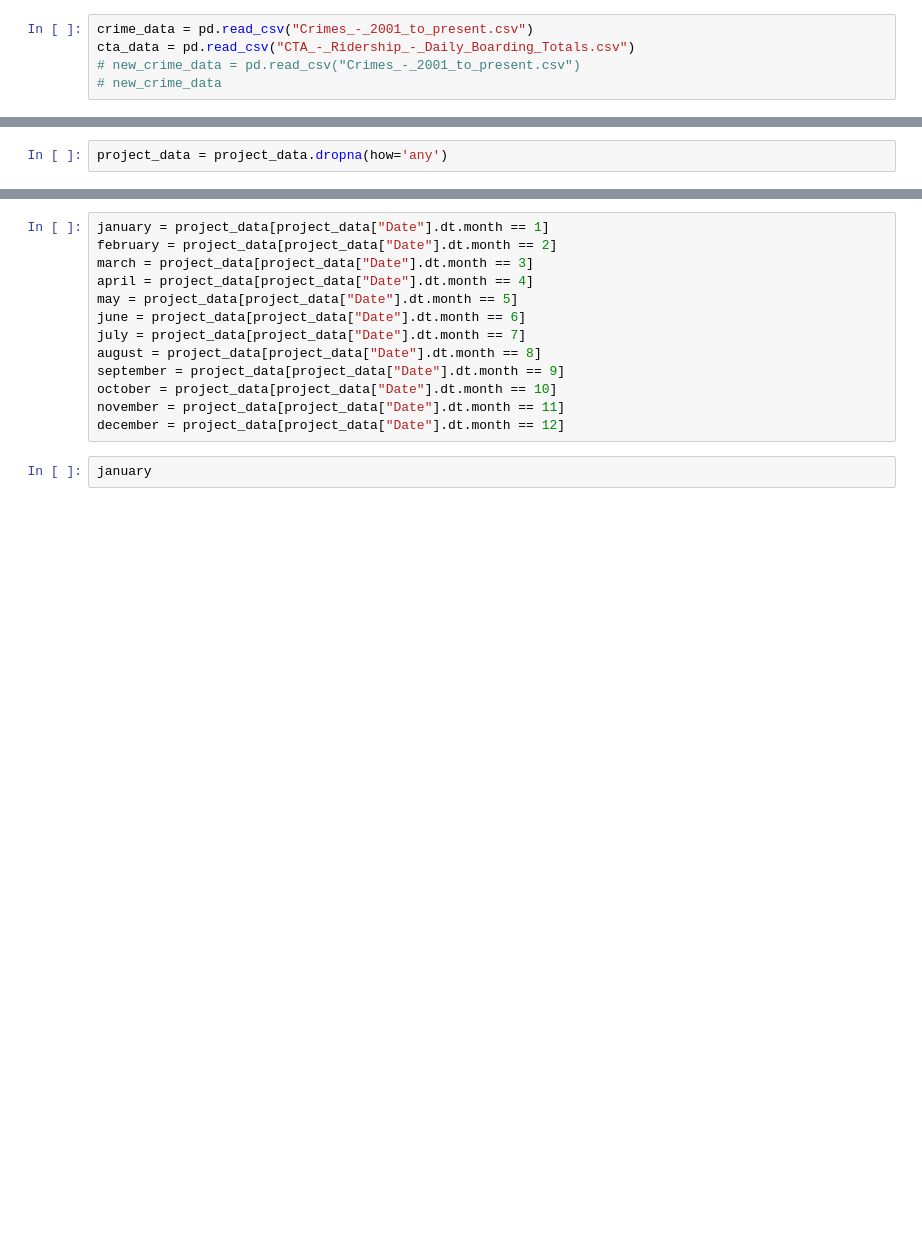
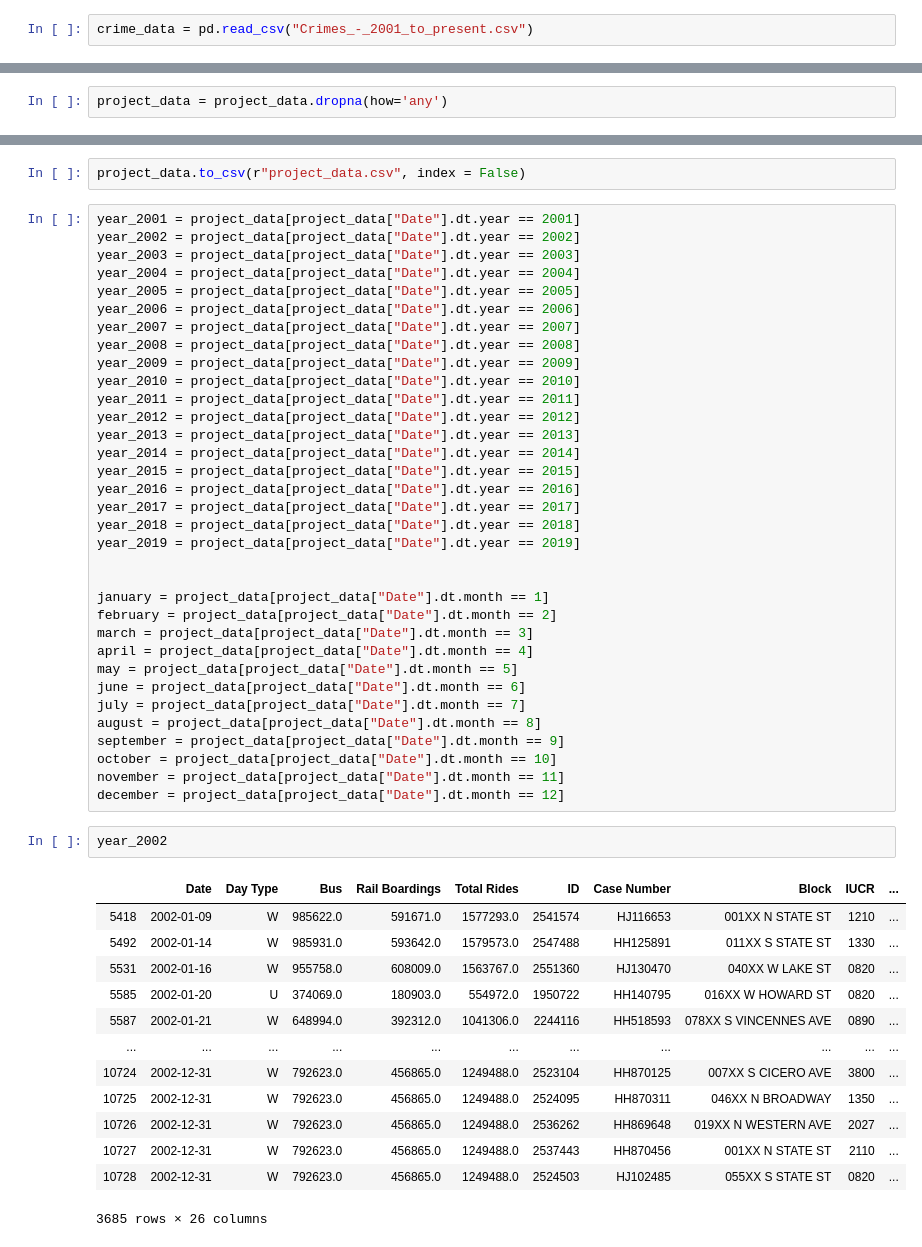
Before and after one commit to o0oo000o0o0o/Project-1, a Jupyter notebook: Untitled.ipynb, the cells around one changed output, grey strips where cells are left out. Saved outputs shown, nothing was run; the diff lists cells and outputs as text; blank space fills up the shorter version.

Commit message:
add new project workpage

```diff
--- a/Untitled.ipynb
+++ b/Untitled.ipynb
@@ -4,9 +4,6 @@ import datetime as dt
 from dateutil.parser import parse
 # %%
 crime_data = pd.read_csv("Crimes_-_2001_to_present.csv")
-cta_data = pd.read_csv("CTA_-_Ridership_-_Daily_Boarding_Totals.csv")
-# new_crime_data = pd.read_csv("Crimes_-_2001_to_present.csv")
-# new_crime_data
 # %%
 for x in range(110580):
     crime_data.loc[crime_data["Date"] == crime_data["Date"][x], "Date"] = crime_data["Date"][x][0:10]
@@ -63,4 +246,27 @@ project_data
+# %%
+project_data.to_csv(r"project_data.csv", index = False)
 # %%
+year_2001 = project_data[project_data["Date"].dt.year == 2001]
+year_2002 = project_data[project_data["Date"].dt.year == 2002]
+year_2003 = project_data[project_data["Date"].dt.year == 2003]
+year_2004 = project_data[project_data["Date"].dt.year == 2004]
+year_2005 = project_data[project_data["Date"].dt.year == 2005]
+year_2006 = project_data[project_data["Date"].dt.year == 2006]
+year_2007 = project_data[project_data["Date"].dt.year == 2007]
+year_2008 = project_data[project_data["Date"].dt.year == 2008]
+year_2009 = project_data[project_data["Date"].dt.year == 2009]
+year_2010 = project_data[project_data["Date"].dt.year == 2010]
+year_2011 = project_data[project_data["Date"].dt.year == 2011]
+year_2012 = project_data[project_data["Date"].dt.year == 2012]
+year_2013 = project_data[project_data["Date"].dt.year == 2013]
+year_2014 = project_data[project_data["Date"].dt.year == 2014]
+year_2015 = project_data[project_data["Date"].dt.year == 2015]
+year_2016 = project_data[project_data["Date"].dt.year == 2016]
+year_2017 = project_data[project_data["Date"].dt.year == 2017]
+year_2018 = project_data[project_data["Date"].dt.year == 2018]
+year_2019 = project_data[project_data["Date"].dt.year == 2019]
+
+
 january = project_data[project_data["Date"].dt.month == 1]
 february = project_data[project_data["Date"].dt.month == 2]
 march = project_data[project_data["Date"].dt.month == 3]
@@ -73,5 +279,19 @@ september = project_data[project_data["Date"].dt.month == 9]
 october = project_data[project_data["Date"].dt.month == 10]
 november = project_data[project_data["Date"].dt.month == 11]
 december = project_data[project_data["Date"].dt.month == 12]
-# %%
-january
+# %%
+year_2002
+# %% [output]
+|  | Date | Day Type | Bus | Rail Boardings | Total Rides | ID | Case Number | Block | IUCR | ... |
+| 5418 | 2002-01-09 | W | 985622.0 | 591671.0 | 1577293.0 | 2541574 | HJ116653 | 001XX N STATE ST | 1210 | ... |
+| 5492 | 2002-01-14 | W | 985931.0 | 593642.0 | 1579573.0 | 2547488 | HH125891 | 011XX S STATE ST | 1330 | ... |
+| 5531 | 2002-01-16 | W | 955758.0 | 608009.0 | 1563767.0 | 2551360 | HJ130470 | 040XX W LAKE ST | 0820 | ... |
+| 5585 | 2002-01-20 | U | 374069.0 | 180903.0 | 554972.0 | 1950722 | HH140795 | 016XX W HOWARD ST | 0820 | ... |
+| 5587 | 2002-01-21 | W | 648994.0 | 392312.0 | 1041306.0 | 2244116 | HH518593 | 078XX S VINCENNES AVE | 0890 | ... |
+| ... | ... | ... | ... | ... | ... | ... | ... | ... | ... | ... |
+| 10724 | 2002-12-31 | W | 792623.0 | 456865.0 | 1249488.0 | 2523104 | HH870125 | 007XX S CICERO AVE | 3800 | ... |
+| 10725 | 2002-12-31 | W | 792623.0 | 456865.0 | 1249488.0 | 2524095 | HH870311 | 046XX N BROADWAY | 1350 | ... |
+| 10726 | 2002-12-31 | W | 792623.0 | 456865.0 | 1249488.0 | 2536262 | HH869648 | 019XX N WESTERN AVE | 2027 | ... |
+| 10727 | 2002-12-31 | W | 792623.0 | 456865.0 | 1249488.0 | 2537443 | HH870456 | 001XX N STATE ST | 2110 | ... |
+| 10728 | 2002-12-31 | W | 792623.0 | 456865.0 | 1249488.0 | 2524503 | HJ102485 | 055XX S STATE ST | 0820 | ... |
+3685 rows × 26 columns
```
Also changed, not shown: parts of 17 cells of this notebook, 3 other files.
